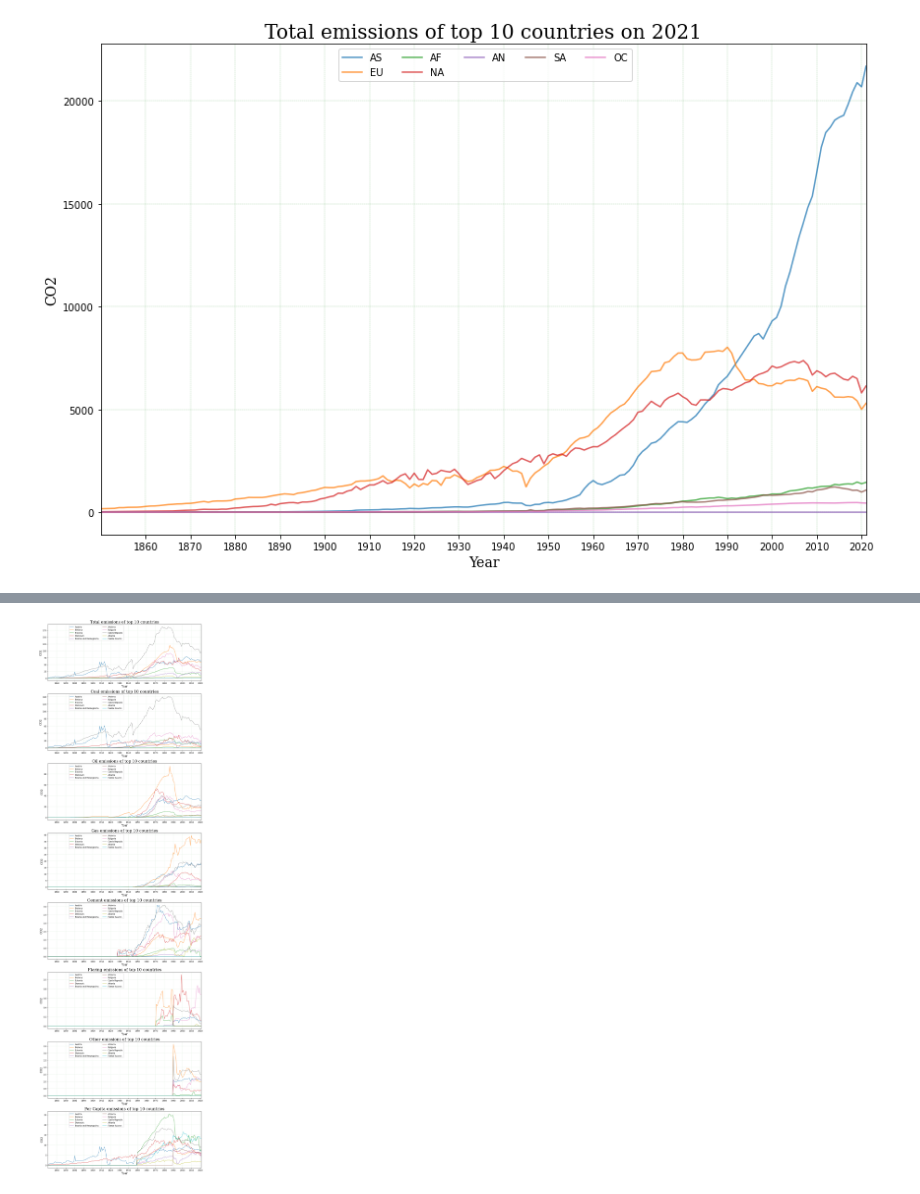
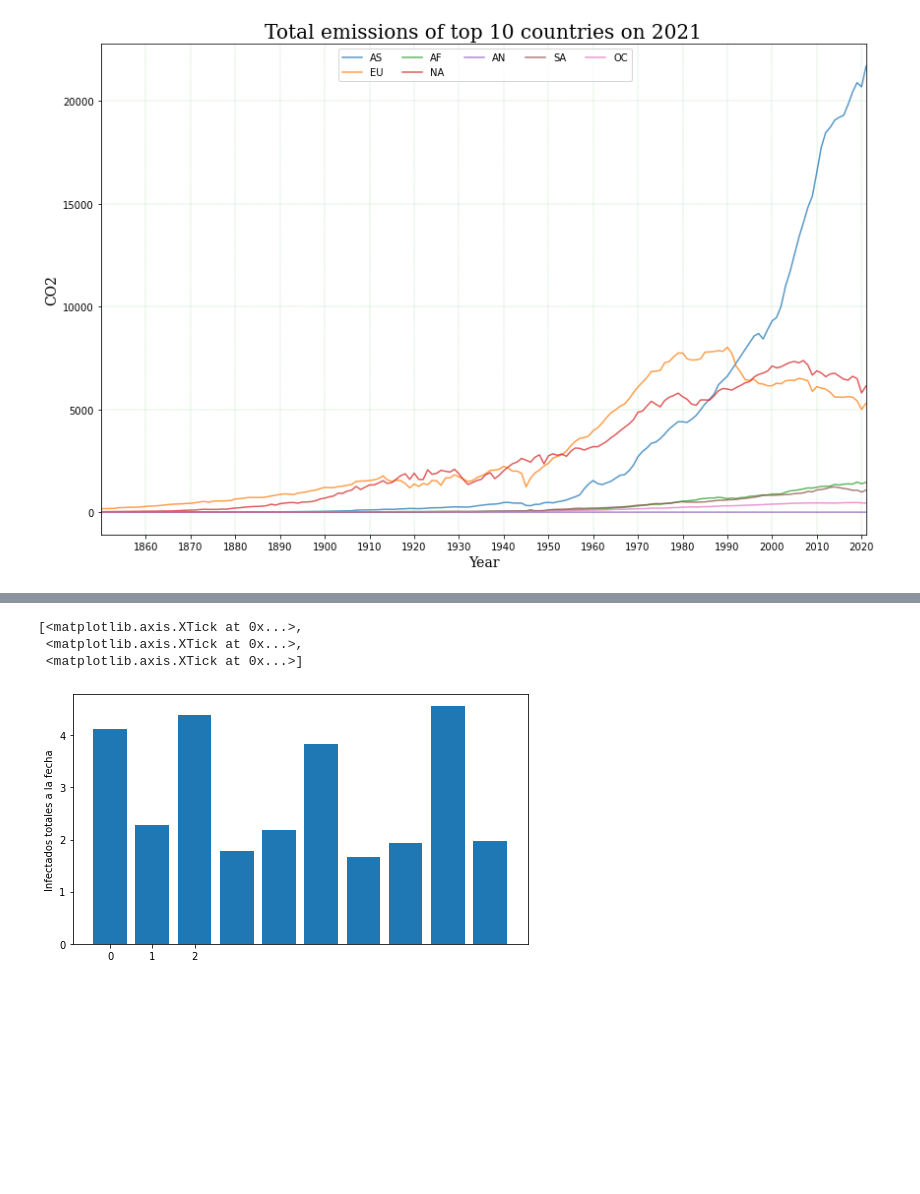
Before and after one commit to mcsebe/Emissions-by-Country, a Jupyter notebook: emissions-by-country.ipynb, the cells around one changed output, grey strips where cells are left out. Saved outputs shown, nothing was run; the diff lists cells and outputs as text; code cells hidden in the pictures; blank space fills up the shorter version.

```diff
--- a/emissions-by-country.ipynb
+++ b/emissions-by-country.ipynb
@@ -385,12 +413,16 @@ print(Top10_2021)
 # %%
 As = dataset[dataset["Continent"] == "AS"]
-As10 = [i for _,i in sorted(zip(Af,list(As['Country'].unique())), reverse=True)][:10]
+As10 = [i for _,i in sorted(zip(As,list(As['Country'].unique())), reverse=True)][:10]
 Eu = dataset[dataset["Continent"] == "EU"]
 Eu10 = [i for _,i in sorted(zip(Eu,list(Eu['Country'].unique())), reverse=True)][:10]
 Af = dataset[dataset["Continent"] == "AF"]
 Af10 = [i for _,i in sorted(zip(Af,list(Af["Country"].unique())), reverse=True)][:10]
 Na = dataset[dataset["Continent"] == "NA"]
+Na10 = [i for _,i in sorted(zip(Na,list(Na['Country'].unique())), reverse=True)][:10]
 An = dataset[dataset["Continent"] == "AN"]
+An10 = [i for _,i in sorted(zip(An,list(An['Country'].unique())), reverse=True)][:10]
 Sa = dataset[dataset["Continent"] == "SA"]
+Sa10 = [i for _,i in sorted(zip(Sa,list(Sa['Country'].unique())), reverse=True)][:10]
 Oc = dataset[dataset["Continent"] == "OC"]
+Oc10 = [i for _,i in sorted(zip(Oc,list(Oc['Country'].unique())), reverse=True)][:10]
 # %%
@@ -411,15 +442,15 @@ plt.show()
 # %%
-fig, ax = plt.subplots(8, 1,figsize=(12, 40), tight_layout=True, facecolor='w')
-for j, k in enumerate(CO2_columns):
-    for i in Eu10:
-        ax[j].plot(Eu[Eu['Country'] == i]['Year'], Eu[Eu['Country'] == i][k], alpha=0.75, label=i)
-    ax[j].set_title('{} emissions of top 10 countries'.format(k), fontsize=20, fontname='serif')
-    ax[j].set_ylabel('CO2', fontsize=14, fontname='serif')
-    ax[j].set_xlabel('Year', fontsize=14, fontname='serif')
-    ax[j].set_xlim(1850, 2021)
-    ax[j].set_xticks(range(1860, 2022,10))
-    ax[j].grid(color="g", which="major", axis='both', linestyle=':', linewidth=0.25)
-    ax[j].legend(loc=1, ncol=2, bbox_to_anchor=(0.5, 1));
-plt.show()
+fig, ax = plt.subplots(figsize=(7, 4), tight_layout=True, facecolor='w')
+
+ax.bar(x=range(10), # Posición de las barras
+       height=Sa[Sa['Country'].isin(Sa10)][Sa['Year'] == 2021]["Per Capita"], # Tamaño de las barras
+       width=0.8, bottom=0, align='center', # Ancho y alineación de las barras
+       color=None, edgecolor=None, linewidth=None); # Color y otros aspectos estéticos
+
+ax.set_ylabel('Infectados totales a la fecha')
+ax.set_xticks(range(3))
 # %% [output]
+[<matplotlib.axis.XTick at 0x...>,
+ <matplotlib.axis.XTick at 0x...>,
+ <matplotlib.axis.XTick at 0x...>]
-[figure, old version]
+[figure, new version]
```
Also changed, not shown: parts of 8 cells of this notebook.
